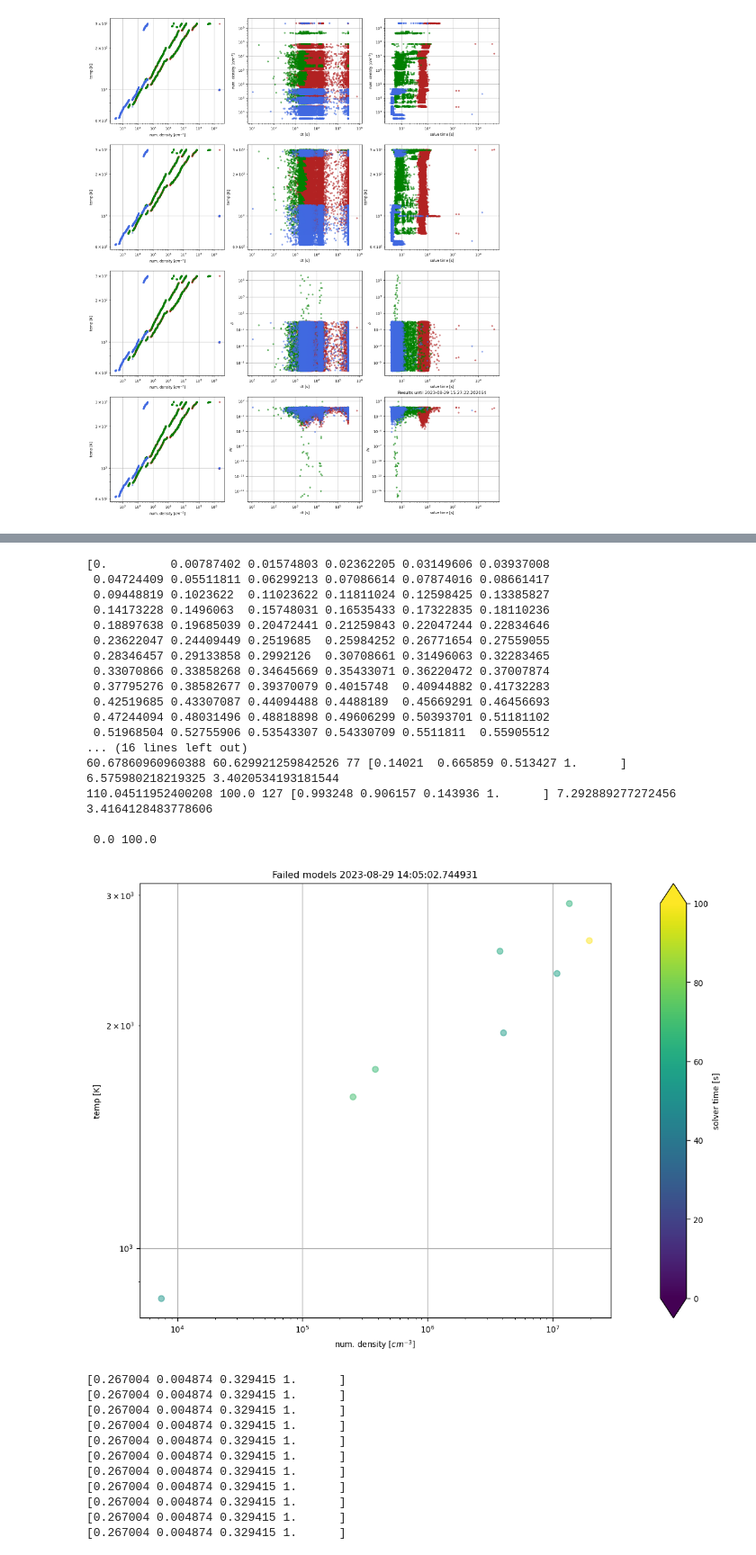
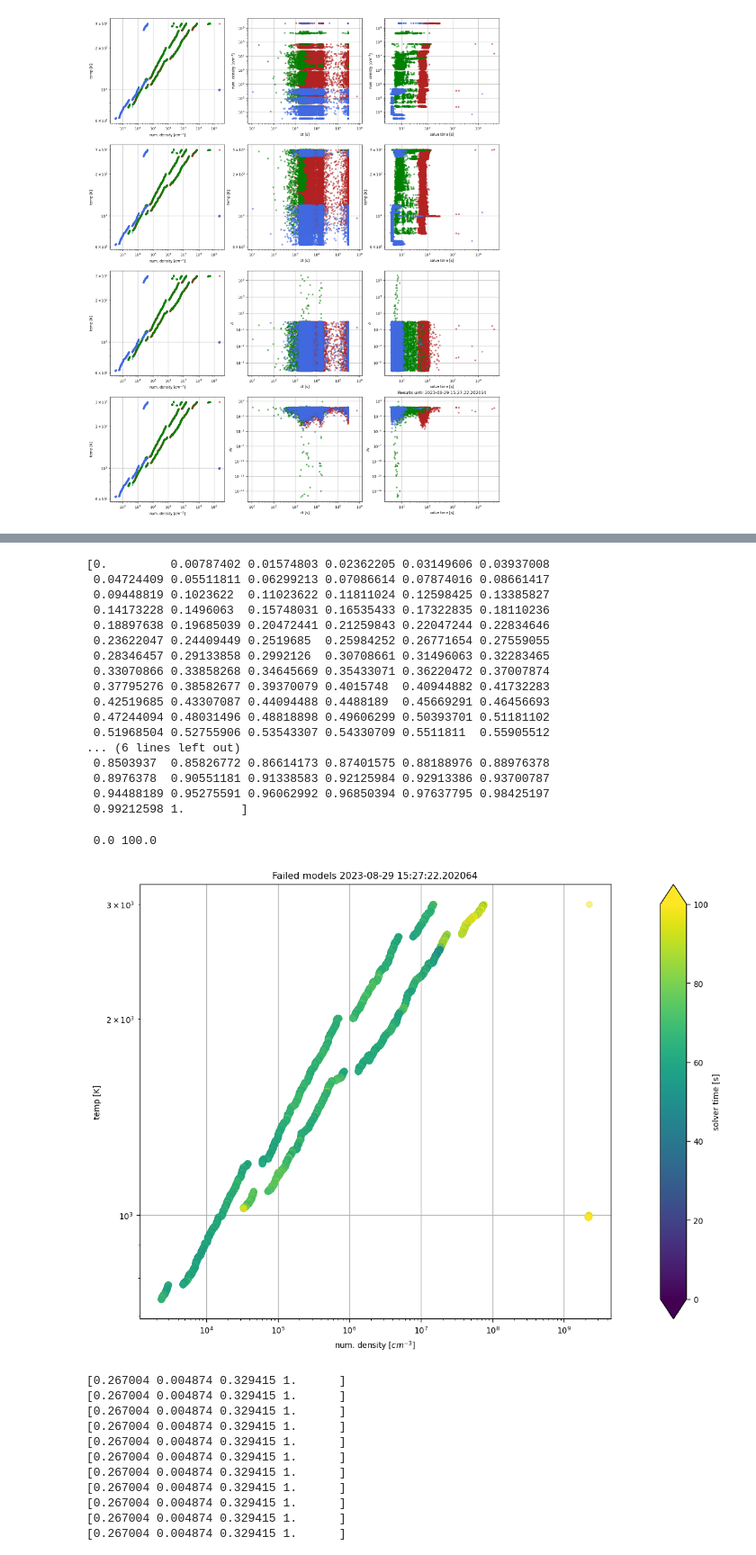
Before and after one commit to silkemaes/ChemPy, a Jupyter notebook: explore.ipynb, the cells around one changed output, grey strips where cells are left out. Shown at 90% size. Drawn from its saved outputs; the diff is of its cells as text; code cells hidden in the pictures.

Commit message:
saved plots to track data input & started new region

```diff
--- a/explore.ipynb
+++ b/explore.ipynb
@@ -209,7 +214,7 @@ plt.show()
 
 tmax = 100
 time = np.linspace(0, 1, 128)
-print(time)
+# print(time)
 # colors = cm.viridis(time)
 
 viridis_big = mpl.colormaps['viridis']
@@ -222,9 +227,9 @@ fig, ax = plt.subplots(1,2, gridspec_kw={'width_ratios': [18,1]},figsize=(10, 8)
 
 ax[0].set_title('Failed models '+ str(name))
 
-for i in [16000,16020, 37920, 18479, 9843, 472, 5000, 6000]:
+# for i in [16000,16020, 37920, 18479, 9843, 472, 5000, 6000]:
 # for i in tqdm(range(5000,6000)):
-# for i in tqdm(range(len(fail))):
+for i in tqdm(range(len(fail))):
     input  = np.load(outpath+'fail/'+fail[i]+'/input.npy')
     tictoc = np.load(outpath+'fail/'+fail[i]+'/tictoc.npy')
 
@@ -238,48 +243,49 @@ for i in [16000,16020, 37920, 18479, 9843, 472, 5000, 6000]:
     idx = np.argmin(np.abs(time*tmax  - target))
     c = colors[idx]
 
-    print(target, time[idx]*tmax, idx, c,np.log10(input[0]), np.log10(input[1]))
+    # print(target, time[idx]*tmax, idx, c,np.log10(input[0]), np.log10(input[1]))
 
     ax[0].plot(input[0], input[1], color = c, marker = m_suc, alpha = alpha)
 
-print('\n', min(time*tmax),max(time*tmax))
+# print('\n', min(time*tmax),max(time*tmax))
 
 vmin = 50
 vmax = 100
 
 ## Colorbar
 cmap = cm.viridis
 norm =  mpl.colors.Normalize(vmin=min(time*tmax), vmax=max(time*tmax), clip = True)
 cb = fig.colorbar(cm.ScalarMappable(norm=norm, cmap=cmap), cax=ax[1], orientation='vertical', label = 'solver time [s]', extend = 'both')
 
 
 
 ax[0].set_xscale('log')
 ax[0].set_yscale('log')
 ax[0].grid(True)
 ax[0].set_xlabel('num. density [$cm^{-3}$]')
 ax[0].set_ylabel('temp [K]')
 
 plt.show()
 # %% [output]
 [0.         0.00787402 0.01574803 0.02362205 0.03149606 0.03937008
  0.04724409 0.05511811 0.06299213 0.07086614 0.07874016 0.08661417
  0.09448819 0.1023622  0.11023622 0.11811024 0.12598425 0.13385827
  0.14173228 0.1496063  0.15748031 0.16535433 0.17322835 0.18110236
  0.18897638 0.19685039 0.20472441 0.21259843 0.22047244 0.22834646
  0.23622047 0.24409449 0.2519685  0.25984252 0.26771654 0.27559055
  0.28346457 0.29133858 0.2992126  0.30708661 0.31496063 0.32283465
  0.33070866 0.33858268 0.34645669 0.35433071 0.36220472 0.37007874
  0.37795276 0.38582677 0.39370079 0.4015748  0.40944882 0.41732283
  0.42519685 0.43307087 0.44094488 0.4488189  0.45669291 0.46456693
  0.47244094 0.48031496 0.48818898 0.49606299 0.50393701 0.51181102
  0.51968504 0.52755906 0.53543307 0.54330709 0.5511811  0.55905512
-... (16 lines left out)
-60.67860960960388 60.629921259842526 77 [0.14021  0.665859 0.513427 1.      ] 6.575980218219325 3.4020534193181544
-110.04511952400208 100.0 127 [0.993248 0.906157 0.143936 1.      ] 7.292889277272456 3.4164128483778606
-
- 0.0 100.0
+... (6 lines left out)
+ 0.8503937  0.85826772 0.86614173 0.87401575 0.88188976 0.88976378
+ 0.8976378  0.90551181 0.91338583 0.92125984 0.92913386 0.93700787
+ 0.94488189 0.95275591 0.96062992 0.96850394 0.97637795 0.98425197
+ 0.99212598 1.        ]
+ 0.0 100.0
-[figure, old version]
+[figure, new version]
 # %%
 for c in colors:
     print(c)
```
Also changed, not shown: parts of 3 cells of this notebook, 5 other files.
